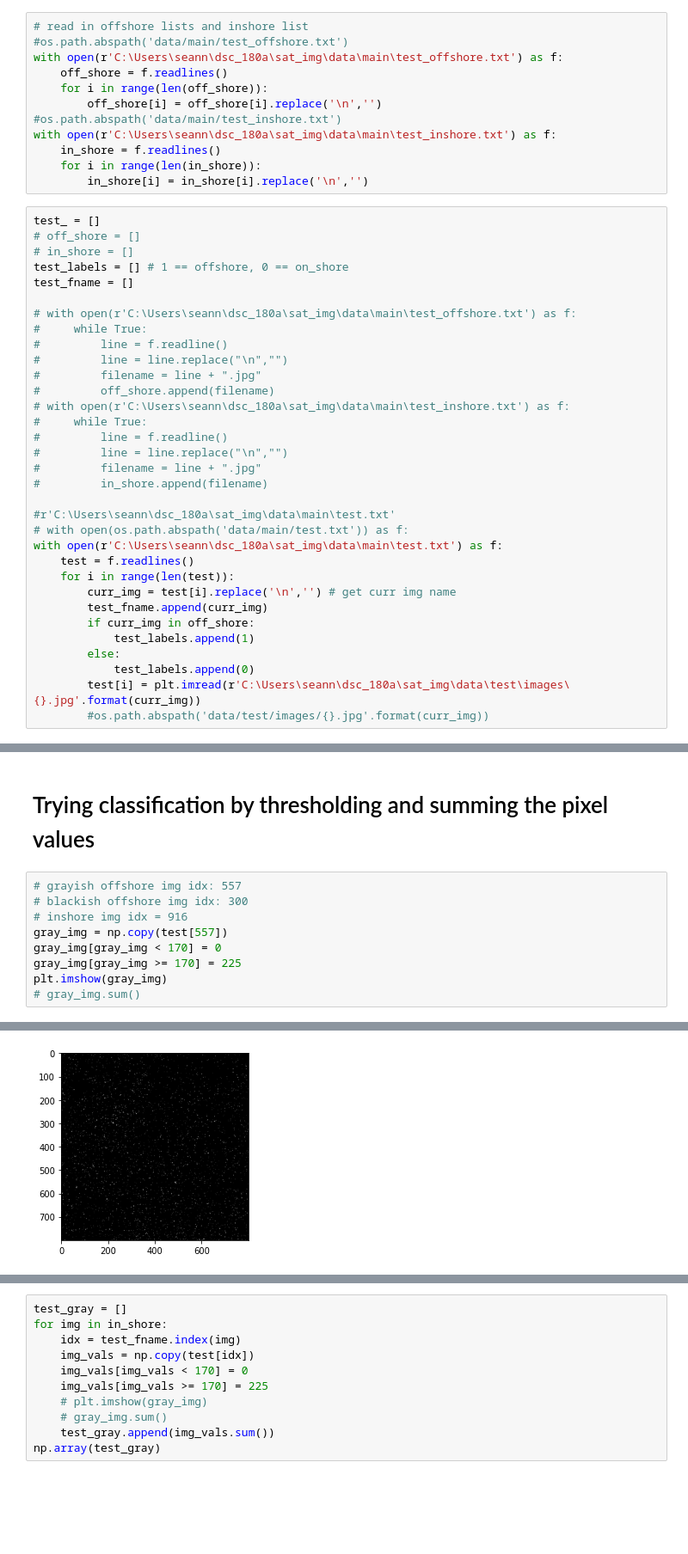
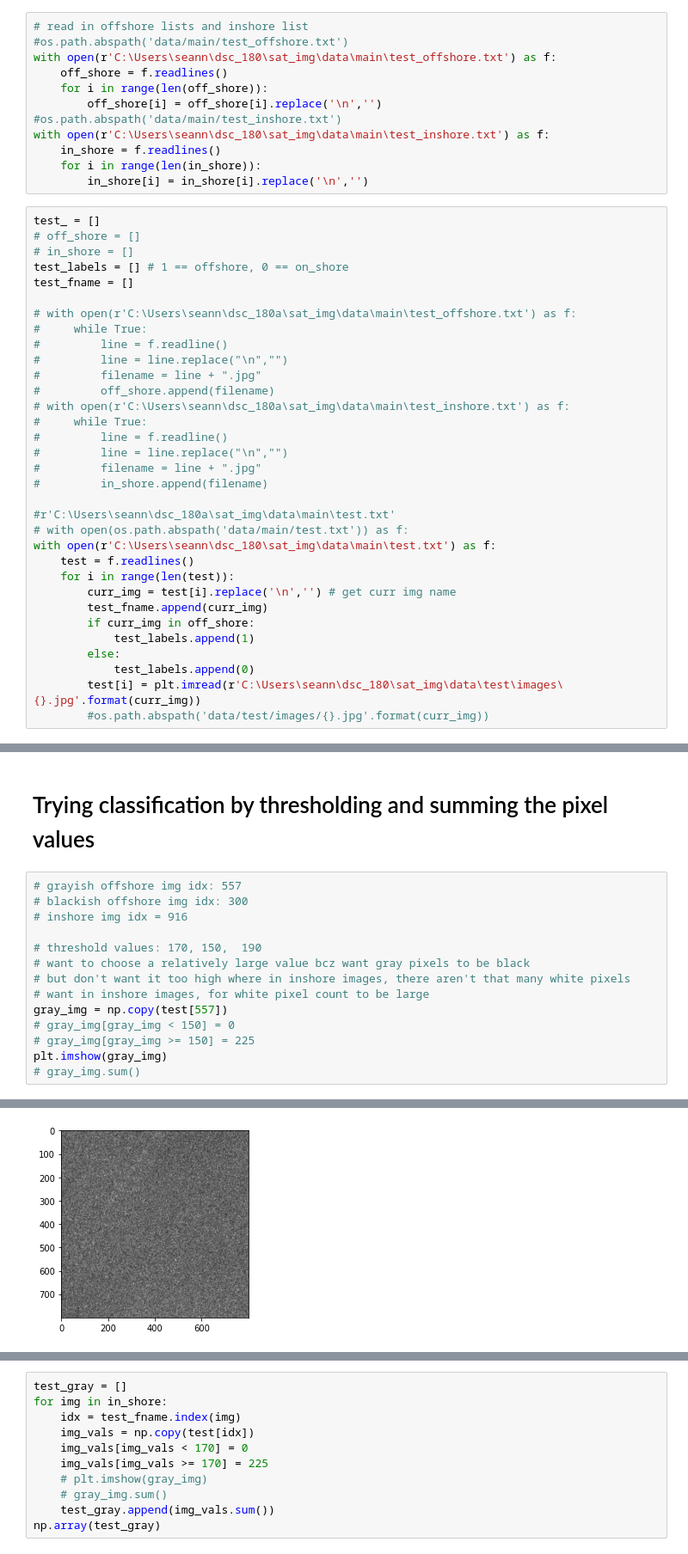
Before and after one commit to alexmak001/SAR-satelite-image-ship-detection, a Jupyter notebook: sean_notebooks/offshore_onshore_classifier.ipynb, the cells around one changed output, grey strips where cells are left out. Shown at 86% size. Drawn from its saved outputs; the diff is of its cells as text; blank space fills up the shorter version.

```diff
--- a/sean_notebooks/offshore_onshore_classifier.ipynb
+++ b/sean_notebooks/offshore_onshore_classifier.ipynb
@@ -42,12 +42,12 @@ array([[[ 0,  0,  0],
 # %%
 # read in offshore lists and inshore list
 #os.path.abspath('data/main/test_offshore.txt')
-with open(r'C:\Users\seann\dsc_180a\sat_img\data\main\test_offshore.txt') as f:
+with open(r'C:\Users\seann\dsc_180\sat_img\data\main\test_offshore.txt') as f:
     off_shore = f.readlines()
     for i in range(len(off_shore)):
         off_shore[i] = off_shore[i].replace('\n','')
 #os.path.abspath('data/main/test_inshore.txt')
-with open(r'C:\Users\seann\dsc_180a\sat_img\data\main\test_inshore.txt') as f:
+with open(r'C:\Users\seann\dsc_180\sat_img\data\main\test_inshore.txt') as f:
     in_shore = f.readlines()
     for i in range(len(in_shore)):
         in_shore[i] = in_shore[i].replace('\n','')
@@ -73,7 +73,7 @@ test_fname = []
 
 #r'C:\Users\seann\dsc_180a\sat_img\data\main\test.txt'
 # with open(os.path.abspath('data/main/test.txt')) as f:
-with open(r'C:\Users\seann\dsc_180a\sat_img\data\main\test.txt') as f:
+with open(r'C:\Users\seann\dsc_180\sat_img\data\main\test.txt') as f:
     test = f.readlines()
     for i in range(len(test)):
         curr_img = test[i].replace('\n','') # get curr img name
@@ -82,7 +82,7 @@ with open(r'C:\Users\seann\dsc_180a\sat_img\data\main\test.txt') as f:
             test_labels.append(1)
         else:
             test_labels.append(0)
-        test[i] = plt.imread(r'C:\Users\seann\dsc_180a\sat_img\data\test\images\{}.jpg'.format(curr_img))
+        test[i] = plt.imread(r'C:\Users\seann\dsc_180\sat_img\data\test\images\{}.jpg'.format(curr_img))
         #os.path.abspath('data/test/images/{}.jpg'.format(curr_img))
 # %% [markdown]
 # look at diff images and their mean/median/max/min
@@ -311,12 +311,17 @@ label: 0
 # %%
 # grayish offshore img idx: 557
 # blackish offshore img idx: 300
 # inshore img idx = 916
+
+# threshold values: 170, 150,  190
+# want to choose a relatively large value bcz want gray pixels to be black
+# but don't want it too high where in inshore images, there aren't that many white pixels
+# want in inshore images, for white pixel count to be large
 gray_img = np.copy(test[557])
-gray_img[gray_img < 170] = 0
-gray_img[gray_img >= 170] = 225
+# gray_img[gray_img < 150] = 0
+# gray_img[gray_img >= 150] = 225
 plt.imshow(gray_img)
 # gray_img.sum()
 # %% [output]
 <matplotlib.image.AxesImage at 0x...>
-[figure, old version]
+[figure, new version]
```
Also changed, not shown: parts of 31 cells of this notebook.
